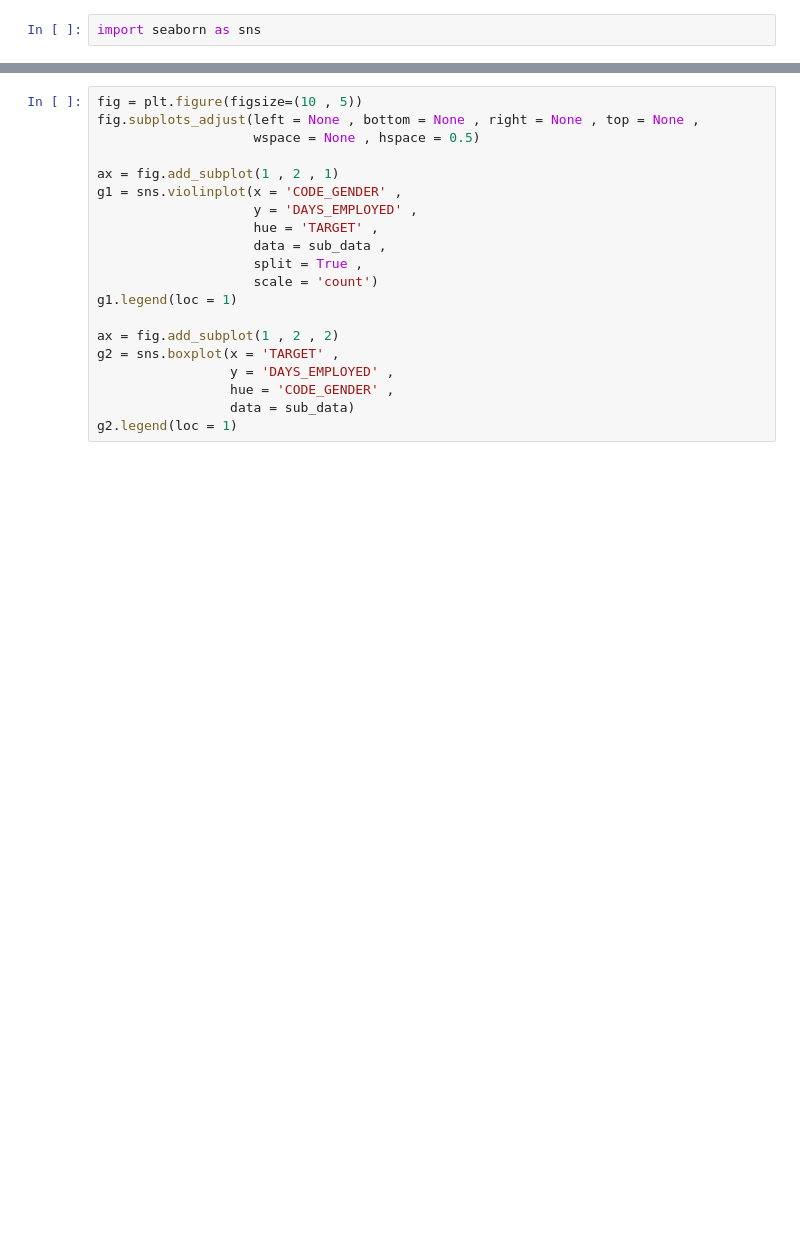
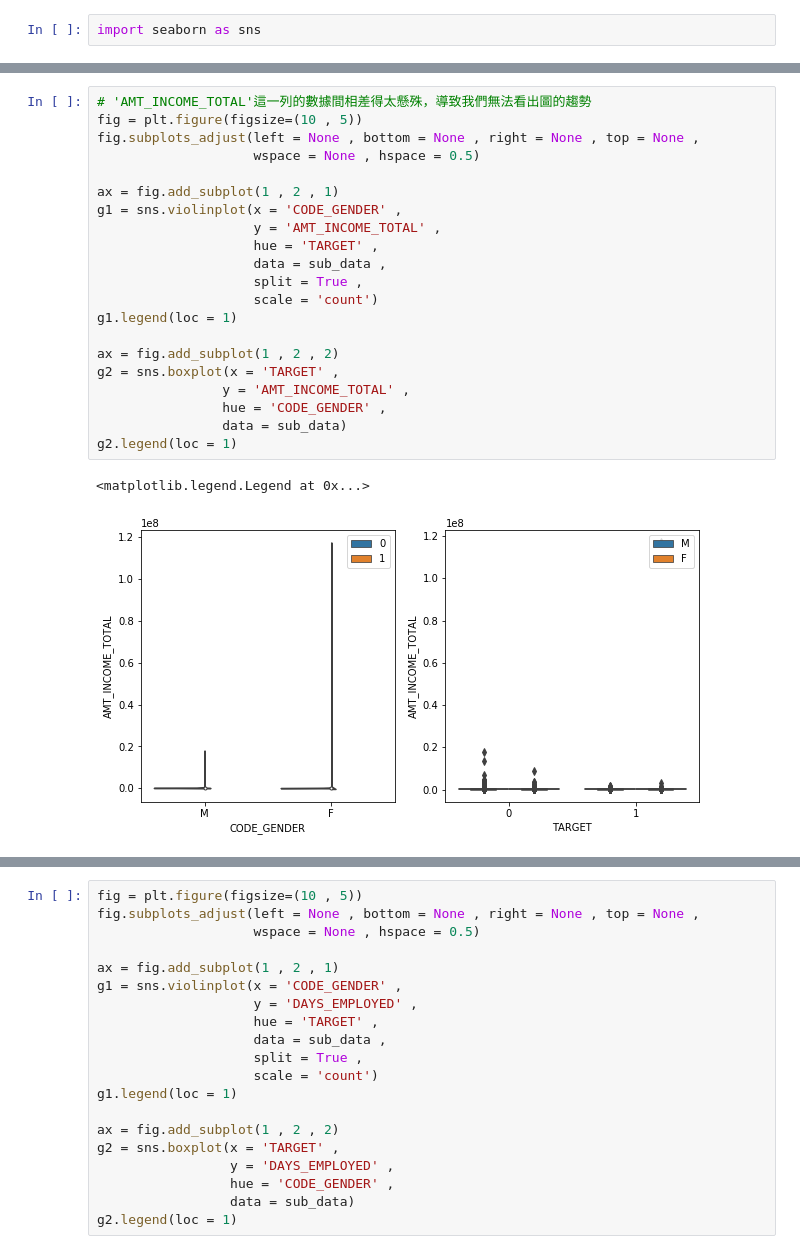
Before and after one commit to midilandlu/2nd-ML100Days-1, a Jupyter notebook: homework/Day_010_HW.ipynb, the cells around one changed output, grey strips where cells are left out. Cells and saved outputs as stored; diff of their text form; blank space fills up the shorter version.

```diff
--- a/homework/Day_010_HW.ipynb
+++ b/homework/Day_010_HW.ipynb
@@ -103 +111,25 @@ import seaborn as sns
+# %%
+# 'AMT_INCOME_TOTAL'這一列的數據間相差得太懸殊，導致我們無法看出圖的趨勢
+fig = plt.figure(figsize=(10 , 5))
+fig.subplots_adjust(left = None , bottom = None , right = None , top = None ,
+                    wspace = None , hspace = 0.5)
+
+ax = fig.add_subplot(1 , 2 , 1)
+g1 = sns.violinplot(x = 'CODE_GENDER' ,
+                    y = 'AMT_INCOME_TOTAL' ,
+                    hue = 'TARGET' ,
+                    data = sub_data ,
+                    split = True ,
+                    scale = 'count')
+g1.legend(loc = 1)
+
+ax = fig.add_subplot(1 , 2 , 2)
+g2 = sns.boxplot(x = 'TARGET' ,
+                y = 'AMT_INCOME_TOTAL' ,
+                hue = 'CODE_GENDER' ,
+                data = sub_data)
+g2.legend(loc = 1)
+# %% [output]
+<matplotlib.legend.Legend at 0x...>
+[figure, added]
 # %%
```
Also changed, not shown: parts of 5 cells of this notebook.
